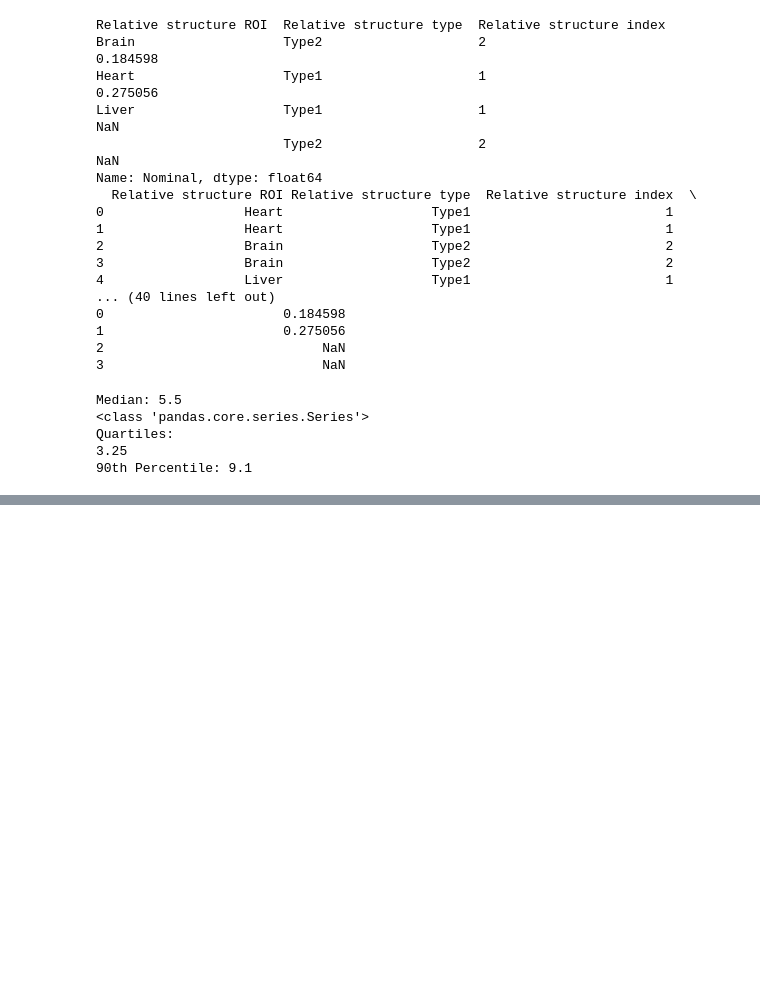
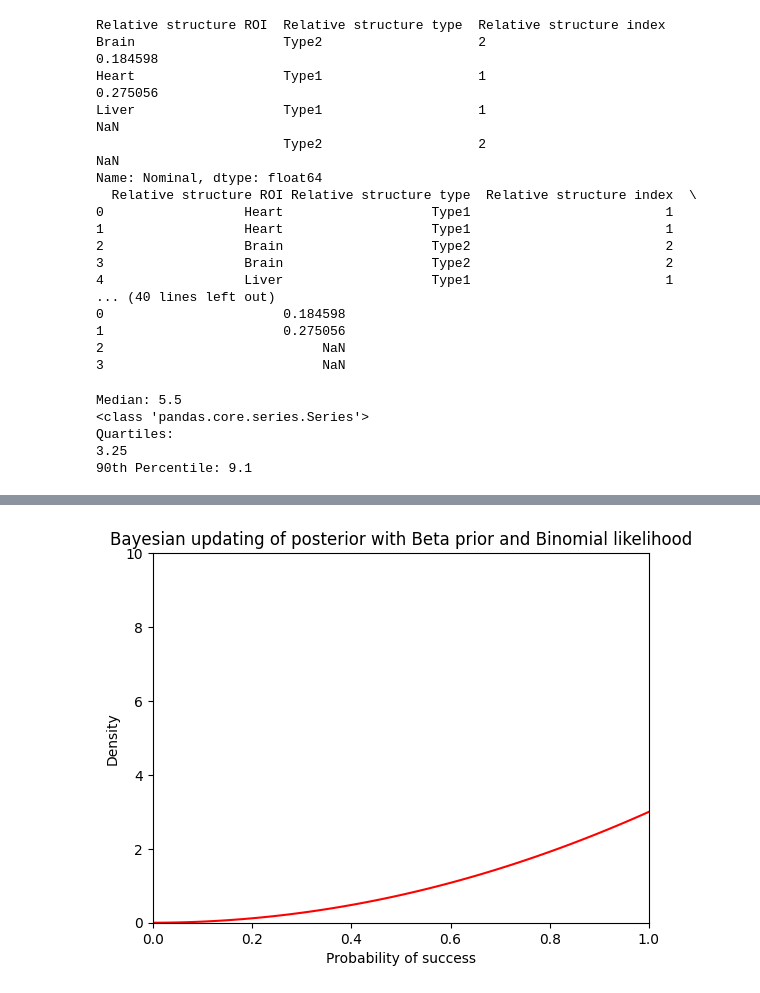
Before and after one commit to matthewjmuscat/biopsylocalization-python, a Jupyter notebook: python_files_dcm_meta_based/test_code.ipynb, the cells around one changed output, grey strips where cells are left out. Drawn from its saved outputs; the diff is of its cells as text; code cells hidden in the pictures; blank space fills up the shorter version.

```diff
--- a/python_files_dcm_meta_based/test_code.ipynb
+++ b/python_files_dcm_meta_based/test_code.ipynb
@@ -13295,0 +18349,40 @@ master_cohort_patient_data_and_dataframes['Dataframes']['Cohort: Nearest DILs to
+# %%
+import numpy as np
+import matplotlib.pyplot as plt
+from scipy.stats import beta
+from matplotlib.animation import FuncAnimation
+
+# Initial prior parameters for Beta distribution
+alpha_prior, beta_prior = 1, 1  # Uniform prior
+
+# Fake data: 1 represents success, 0 represents failure
+data = np.random.binomial(1, 0.7, size=100)  # Change 0.7 to your true probability
+
+fig, ax = plt.subplots()
+
+# Setting up the plot limits and labels
+x = np.linspace(0, 1, 100)
+ax.set_xlim(0, 1)
+ax.set_ylim(0, 10)
+line, = ax.plot(x, beta.pdf(x, alpha_prior, beta_prior), 'r-')
+
+def update(frame):
+    global alpha_prior, beta_prior
+    # Update the parameters of the beta distribution
+    alpha_prior += data[frame]
+    beta_prior += 1 - data[frame]
+
+    # Update the plot
+    y = beta.pdf(x, alpha_prior, beta_prior)
+    line.set_ydata(y)
+    return line,
+
+# Creating the animation
+ani = FuncAnimation(fig, update, frames=len(data), blit=True)
+
+plt.title('Bayesian updating of posterior with Beta prior and Binomial likelihood')
+plt.xlabel('Probability of success')
+plt.ylabel('Density')
+plt.show()
+# %% [output]
+[figure, added]
```
Also changed, not shown: parts of 82 cells of this notebook, 7 other files.
